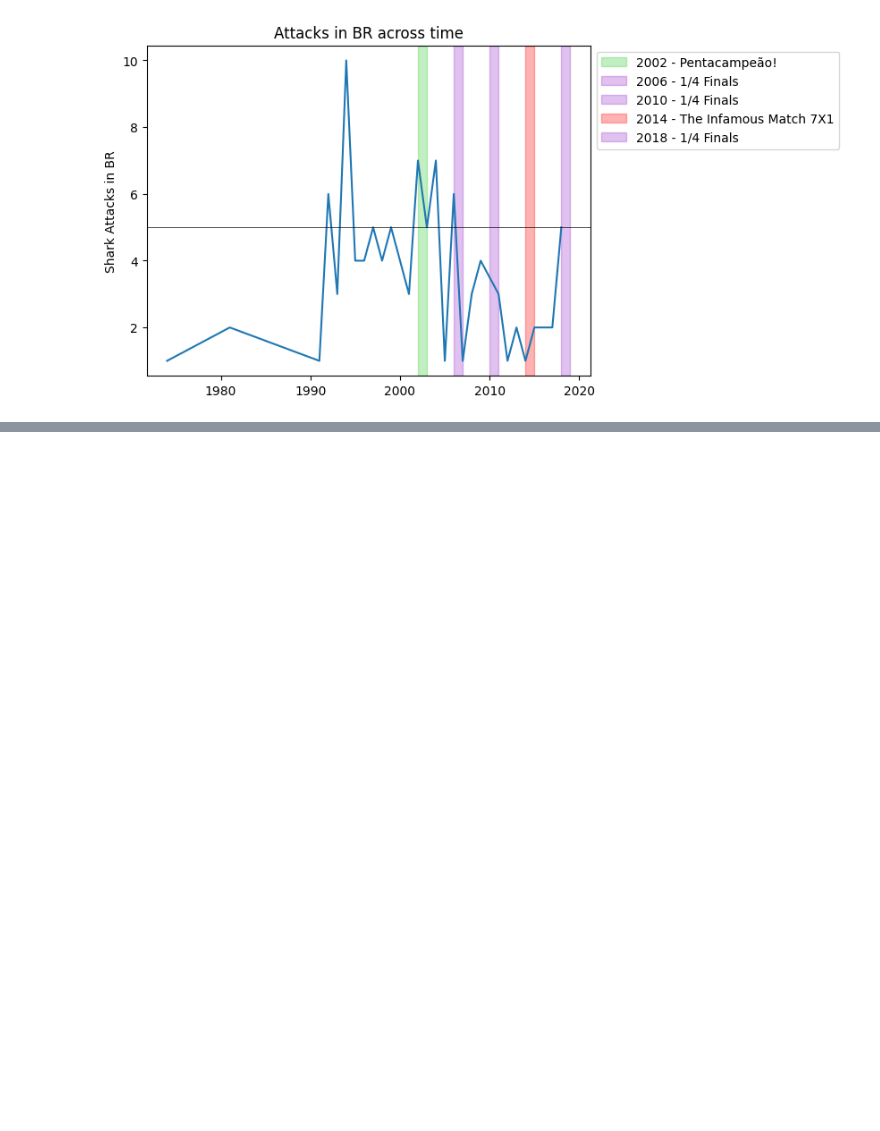
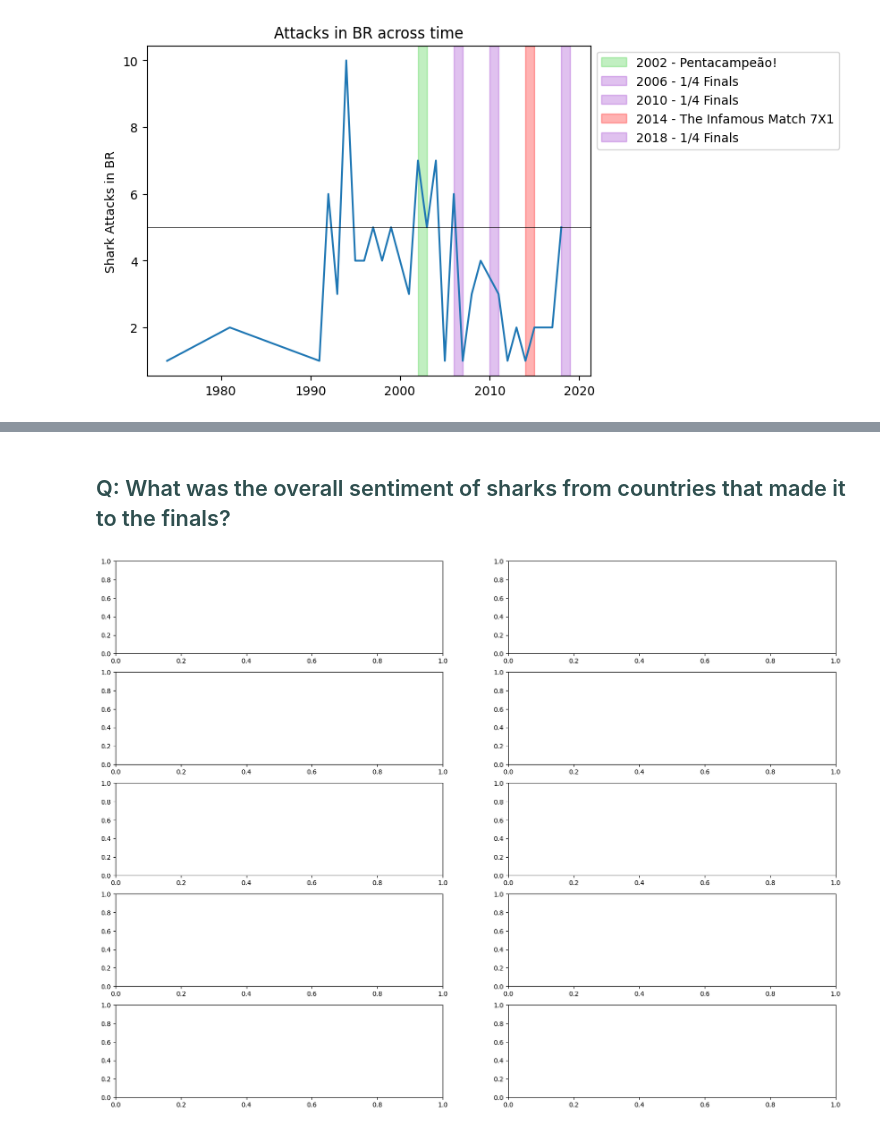
Before and after one commit to danidimarti/project1-csv_analysis, a Jupyter notebook: extraction.ipynb, the cells around one changed output, grey strips where cells are left out. Drawn from its saved outputs; the diff is of its cells as text; code cells hidden in the pictures; blank space fills up the shorter version.

```diff
--- a/extraction.ipynb
+++ b/extraction.ipynb
@@ -147,0 +187,8 @@ plt.axhline(y=5, xmin=0, xmax=2022, c='black', linewidth=0.5)
+# %% [markdown]
+## <span style="color:darkslategrey"> Q: What was the overall sentiment of sharks from countries that made it to the finals? </span>
+# %%
+# Create figure and axes [row,column]
+
+fig, ax = plt.subplots(nrows=5, ncols=2, figsize=(20,15))
+# %% [output]
+[figure, added]
```
Also changed, not shown: parts of 21 cells of this notebook.
